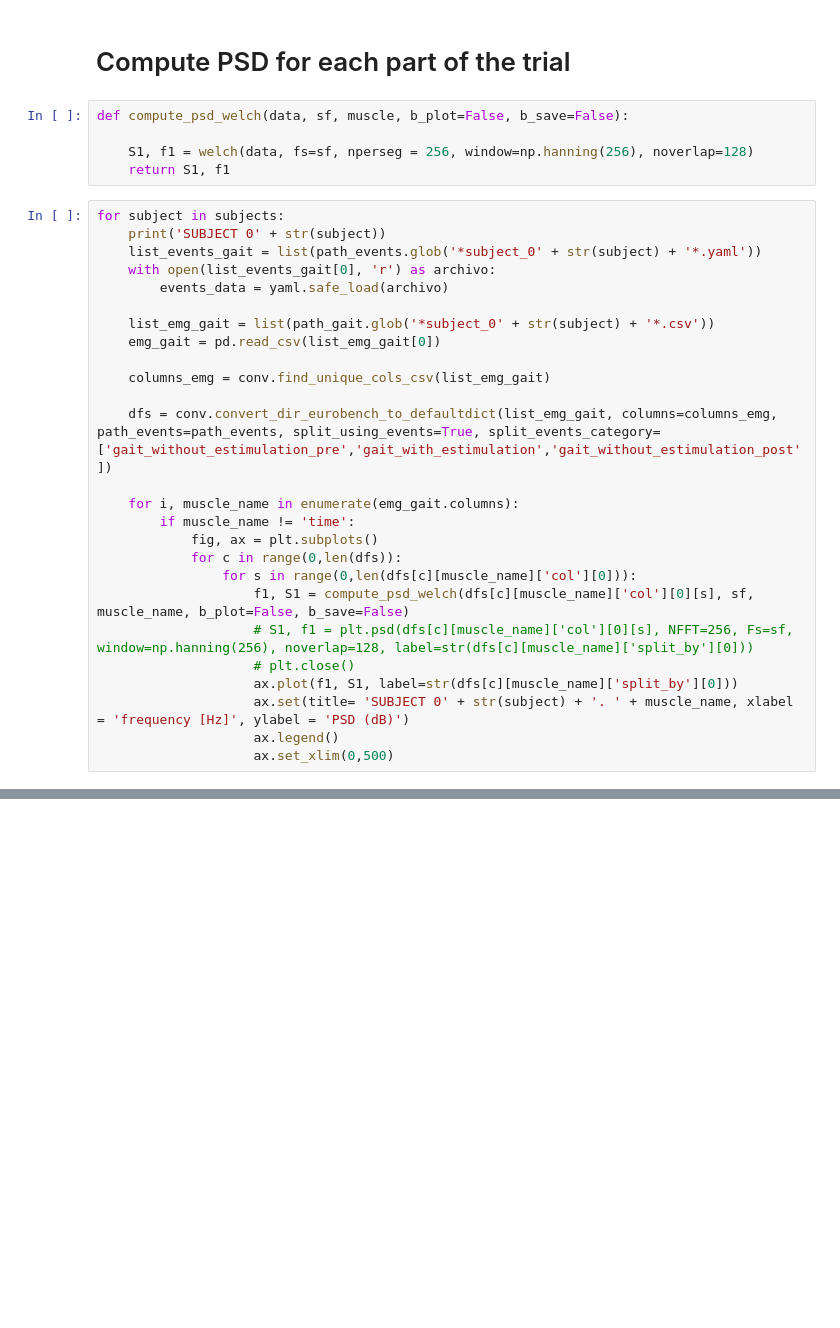
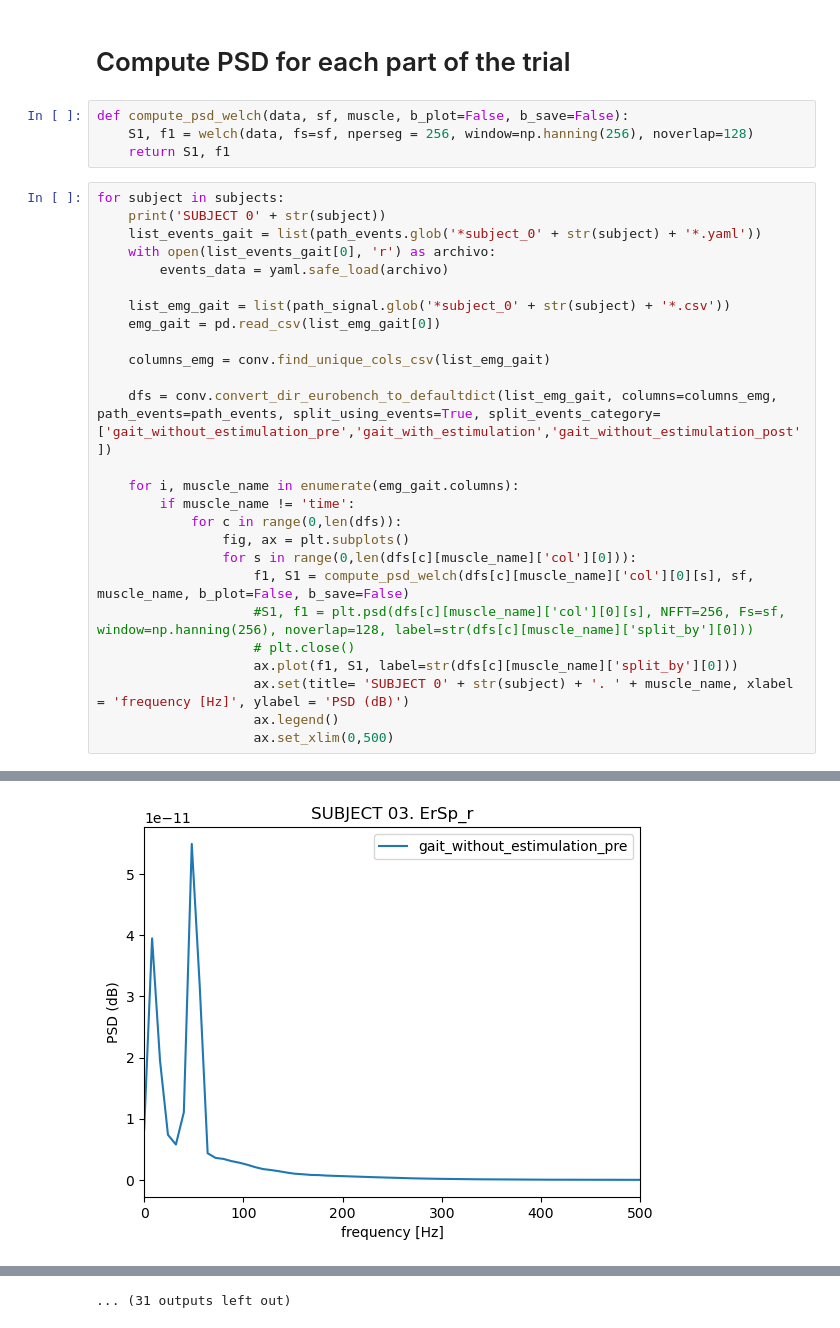
Before and after one commit to malgaba/ExoStim, a Jupyter notebook: plot_separatedly.ipynb, the cells around one changed output, grey strips where cells are left out. Saved outputs shown, nothing was run; the diff lists cells and outputs as text; blank space fills up the shorter version.

```diff
--- a/plot_separatedly.ipynb
+++ b/plot_separatedly.ipynb
@@ -176,7 +137,6 @@ for subject in subjects:
 # Compute PSD for each part of the trial
 # %%
 def compute_psd_welch(data, sf, muscle, b_plot=False, b_save=False):
-
     S1, f1 = welch(data, fs=sf, nperseg = 256, window=np.hanning(256), noverlap=128)
     return S1, f1
 # %%
@@ -186,7 +146,7 @@ for subject in subjects:
     with open(list_events_gait[0], 'r') as archivo:
         events_data = yaml.safe_load(archivo)
 
-    list_emg_gait = list(path_gait.glob('*subject_0' + str(subject) + '*.csv'))
+    list_emg_gait = list(path_signal.glob('*subject_0' + str(subject) + '*.csv'))
     emg_gait = pd.read_csv(list_emg_gait[0])
 
     columns_emg = conv.find_unique_cols_csv(list_emg_gait)
@@ -195,13 +155,14 @@ for subject in subjects:
 
     for i, muscle_name in enumerate(emg_gait.columns):
         if muscle_name != 'time':
-            fig, ax = plt.subplots()
             for c in range(0,len(dfs)):
+                fig, ax = plt.subplots()
                 for s in range(0,len(dfs[c][muscle_name]['col'][0])):
                     f1, S1 = compute_psd_welch(dfs[c][muscle_name]['col'][0][s], sf, muscle_name, b_plot=False, b_save=False)
-                    # S1, f1 = plt.psd(dfs[c][muscle_name]['col'][0][s], NFFT=256, Fs=sf, window=np.hanning(256), noverlap=128, label=str(dfs[c][muscle_name]['split_by'][0]))
+                    #S1, f1 = plt.psd(dfs[c][muscle_name]['col'][0][s], NFFT=256, Fs=sf, window=np.hanning(256), noverlap=128, label=str(dfs[c][muscle_name]['split_by'][0]))
                     # plt.close()
                     ax.plot(f1, S1, label=str(dfs[c][muscle_name]['split_by'][0]))
                     ax.set(title= 'SUBJECT 0' + str(subject) + '. ' + muscle_name, xlabel = 'frequency [Hz]', ylabel = 'PSD (dB)')
                     ax.legend()
                     ax.set_xlim(0,500)
+# %% [output]
@@ -207,0 +179 @@ for subject in subjects:
+[figure, added]
@@ -207,0 +190 @@ for subject in subjects:
+... (31 outputs left out)
```
Also changed, not shown: parts of 13 cells of this notebook, 2 other files.
